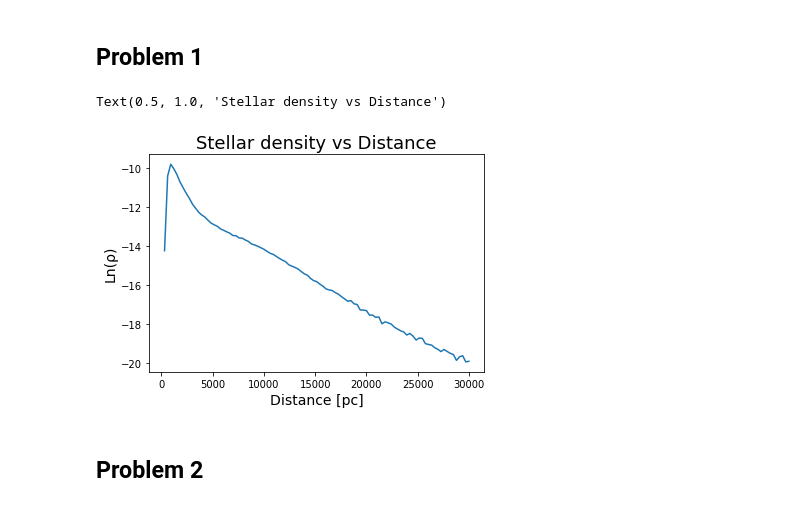
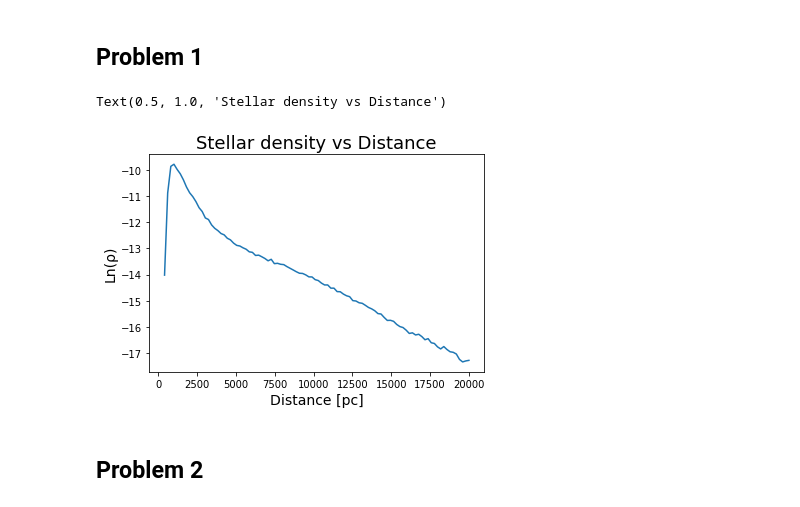
Before and after one commit to mbartlett01/AY3190, a Jupyter notebook: Research/Research_Project_Emily_Michael/Research_Notebook_Emily_Michael.ipynb, the cells around one changed output. Cells and saved outputs as stored; diff of their text form; code cells hidden in the pictures.

```diff
--- a/Research/Research_Project_Emily_Michael/Research_Notebook_Emily_Michael.ipynb
+++ b/Research/Research_Project_Emily_Michael/Research_Notebook_Emily_Michael.ipynb
@@ -174,29 +171,29 @@ def calc_density(D, distance, delta):
 # %%
 #Create a mask containing the stars we want to look at
 mask = np.logical_and(g_minus_r > 0.2, g_minus_r < 0.4)
 
 #Calculate the distances to plot over
-final = 30000
+final = 20000
 initial = 0
 bins = 100
 bin_width = (final - initial) / bins
 points = np.linspace(initial, final, num = bins)
 
 #Calculate the ln(density) at each point for each mask
 log_density = []
 for i in points:
     log_density.append(np.log(calc_density(distances[mask], i, bin_width)))
 
 #Plot the results
 plt.plot(points, log_density)
 
 #Set the axes labels and plot label
 plt.xlabel("Distance [pc]", fontsize = 14)
 plt.ylabel("Ln(\u03C1)", fontsize = 14)
 plt.title("Stellar density vs Distance", fontsize = 18)
 # %% [output]
 Text(0.5, 1.0, 'Stellar density vs Distance')
-[figure, old version]
+[figure, new version]
 # %% [markdown]
 ## Problem 2
 # %%
```
Also changed, not shown: parts of 9 cells of this notebook.
